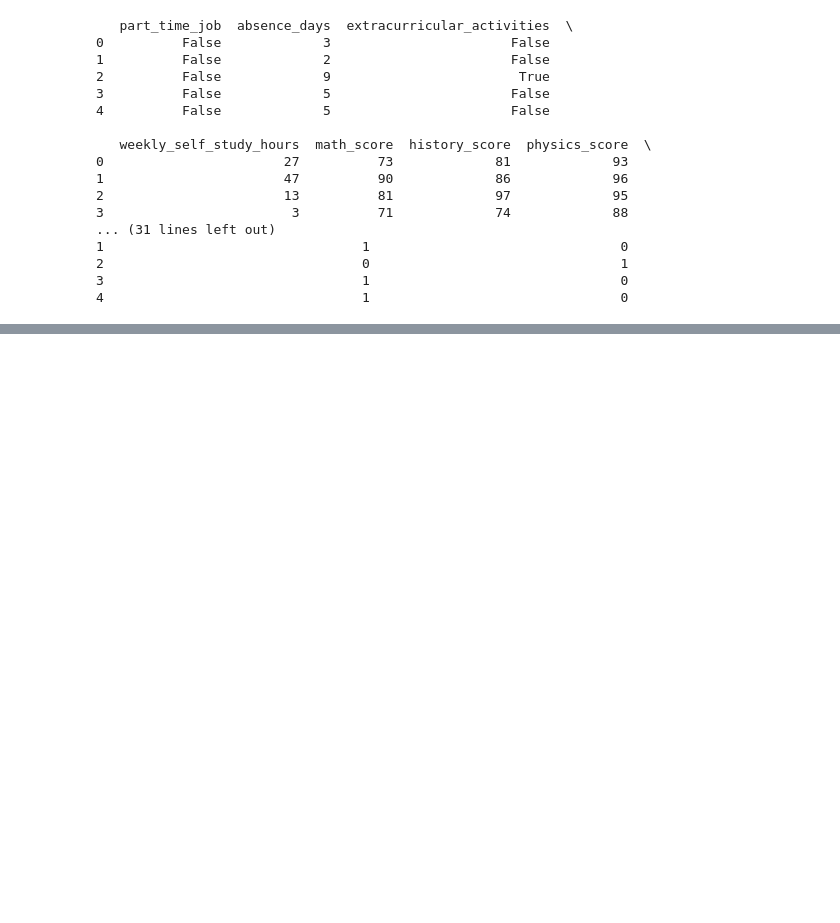
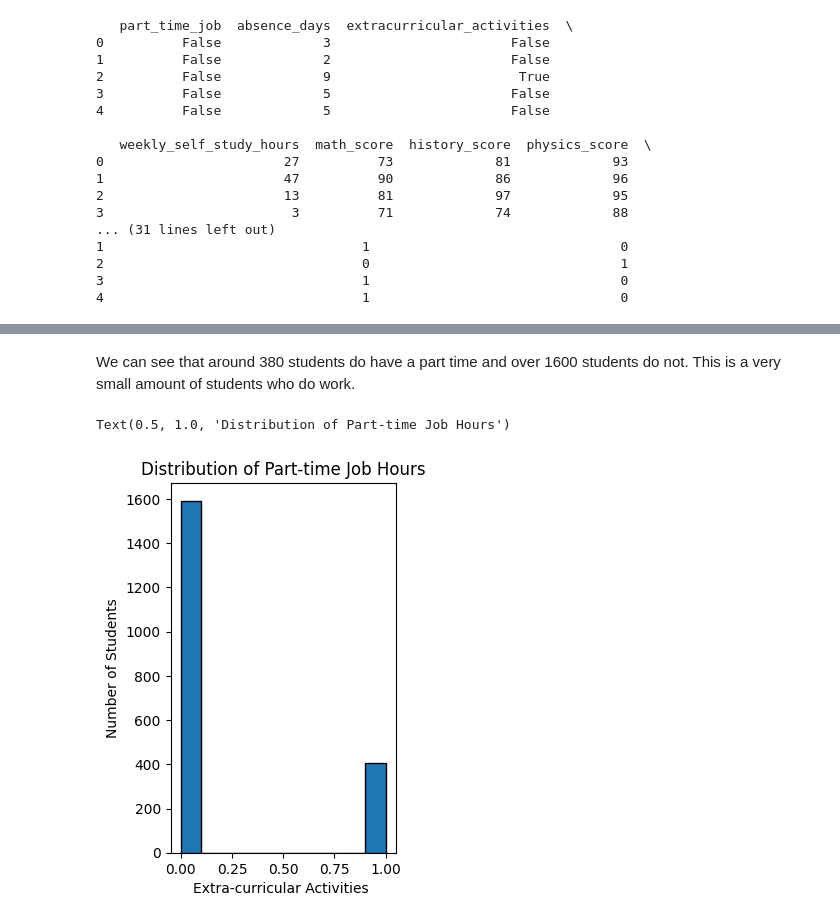
Before and after one commit to shakiralynch1/DVA_CA1, a Jupyter notebook: DVA_CA1.ipynb, the cells around one changed output, grey strips where cells are left out. Drawn from its saved outputs; the diff is of its cells as text; code cells hidden in the pictures; blank space fills up the shorter version.

```diff
--- a/DVA_CA1.ipynb
+++ b/DVA_CA1.ipynb
@@ -131,0 +216,11 @@ plt.show()
+# %% [markdown]
+We can see that around 380 students do have a part time and over 1600 students do not. This is a very small amount of students who do work.
+# %%
+plt.subplot(122)  # Second subplot for part-time job hours
+plt.hist(extracurricular_activities, bins=10, edgecolor='black')
+plt.xlabel('Extra-curricular Activities ')
+plt.ylabel('Number of Students')
+plt.title('Distribution of Part-time Job Hours')
+# %% [output]
+Text(0.5, 1.0, 'Distribution of Part-time Job Hours')
+[figure, added]
```
Also changed, not shown: parts of 22 cells of this notebook.
